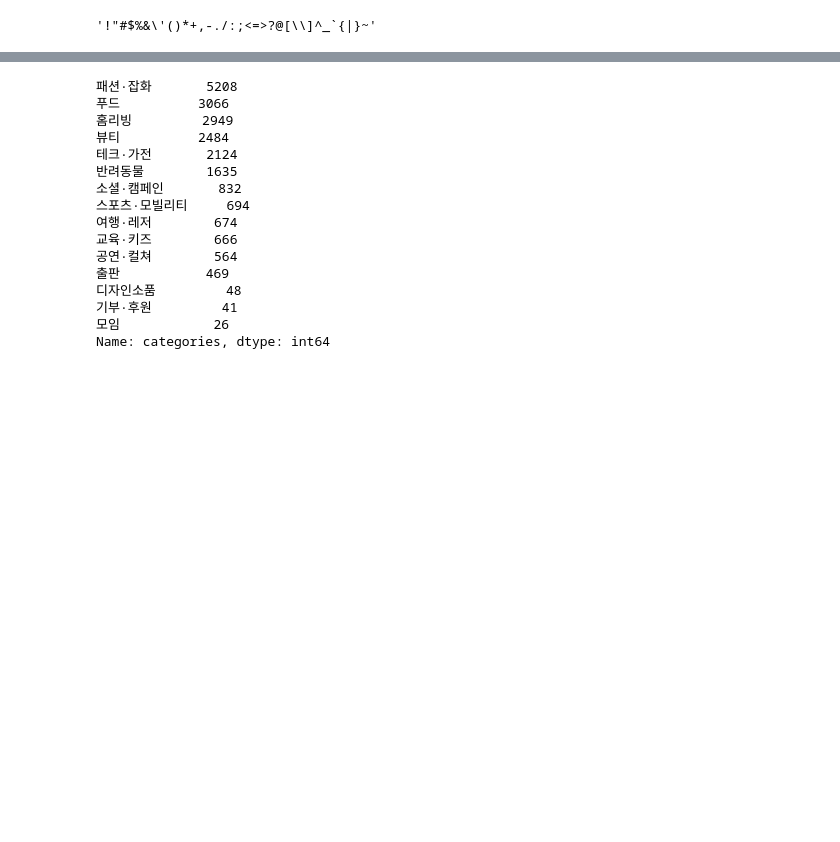
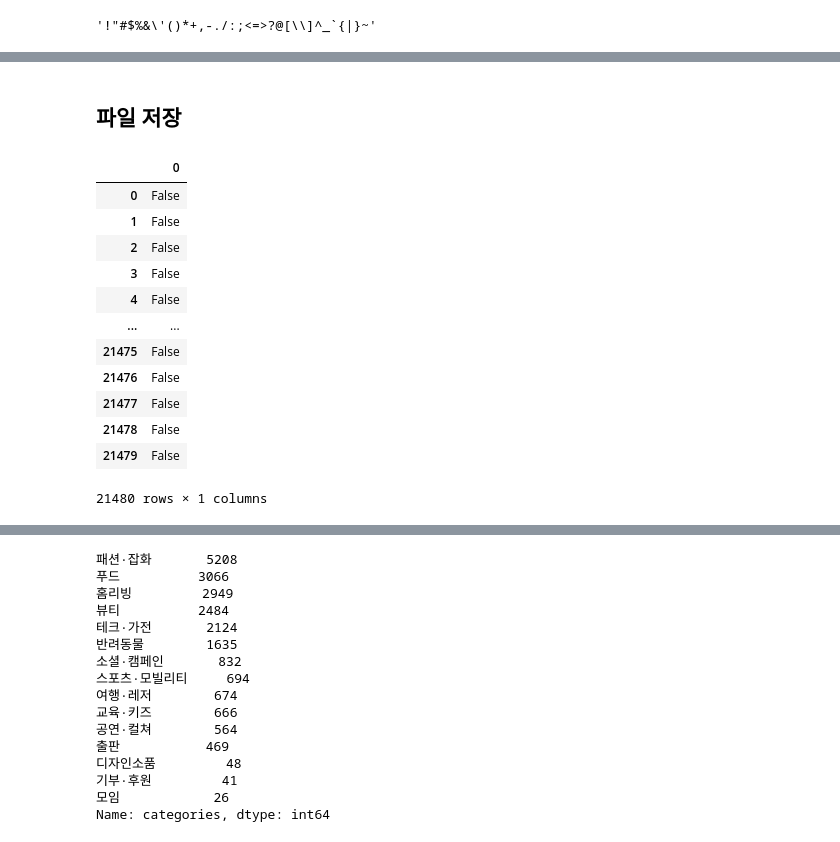
Before and after one commit to ckim415/OOOA, a Jupyter notebook: 추천시스템_by_타이틀.ipynb, the cells around one changed output, grey strips where cells are left out. Drawn from its saved outputs; the diff is of its cells as text; code cells hidden in the pictures; blank space fills up the shorter version.

```diff
--- a/추천시스템_by_타이틀.ipynb
+++ b/추천시스템_by_타이틀.ipynb
@@ -279,0 +212,2 @@ memory usage: 2.9+ MB
+# %% [markdown]
+## 파일 저장
@@ -280,6 +216,20 @@ memory usage: 2.9+ MB
 # %%
-check=pd.DataFrame(df['title_noun'] == df['keyword_title_noun'])
+check=pd.DataFrame(df['nouns'] == df['keywords'])
 check
+# %% [output]
+|  | 0 |
+| 0 | False |
+| 1 | False |
+| 2 | False |
+| 3 | False |
+| 4 | False |
+| ... | ... |
+| 21475 | False |
+| 21476 | False |
+| 21477 | False |
+| 21478 | False |
+| 21479 | False |
+21480 rows × 1 columns
 # %%
 check[0].value_counts()
 # %% [output]
```
Also changed, not shown: parts of 53 cells of this notebook.
